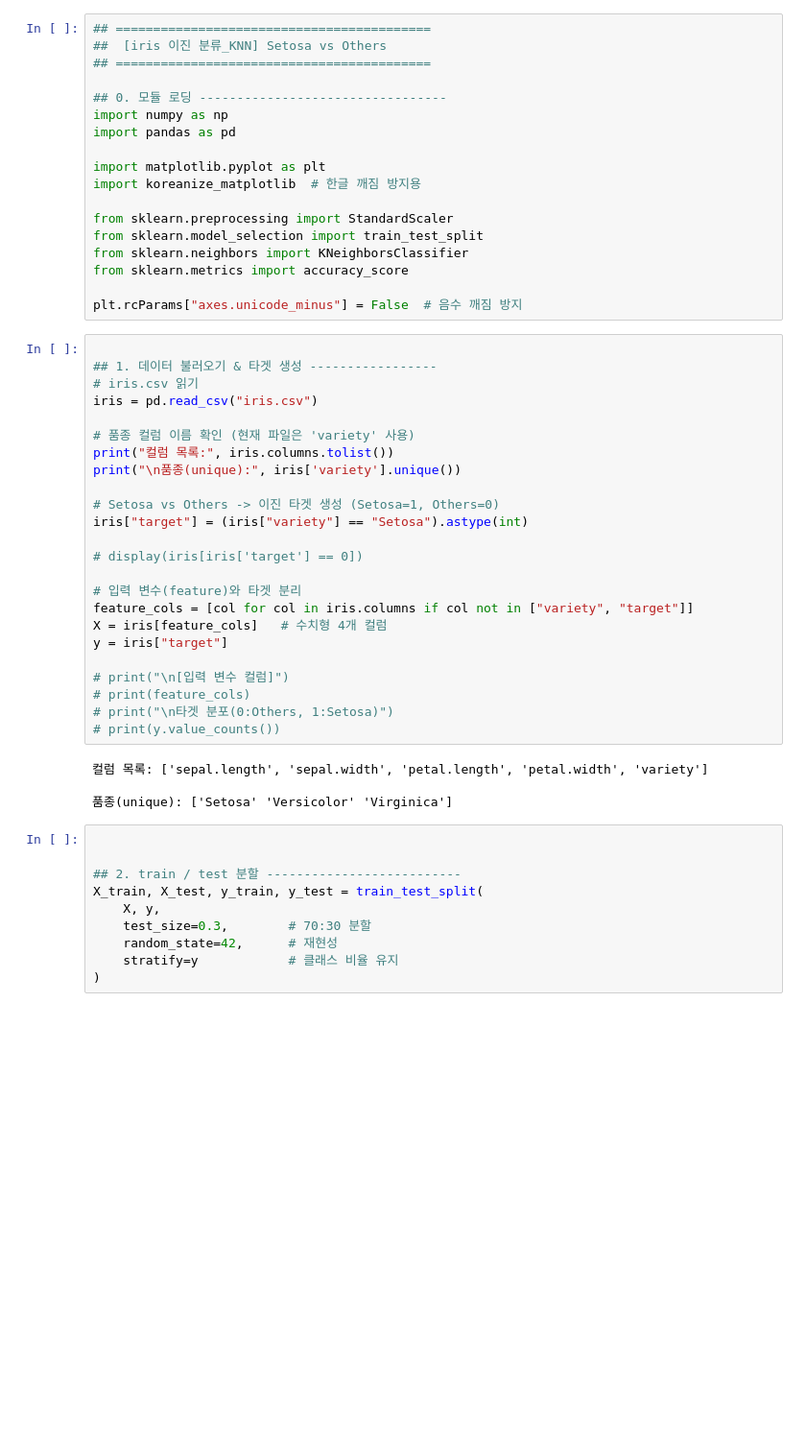
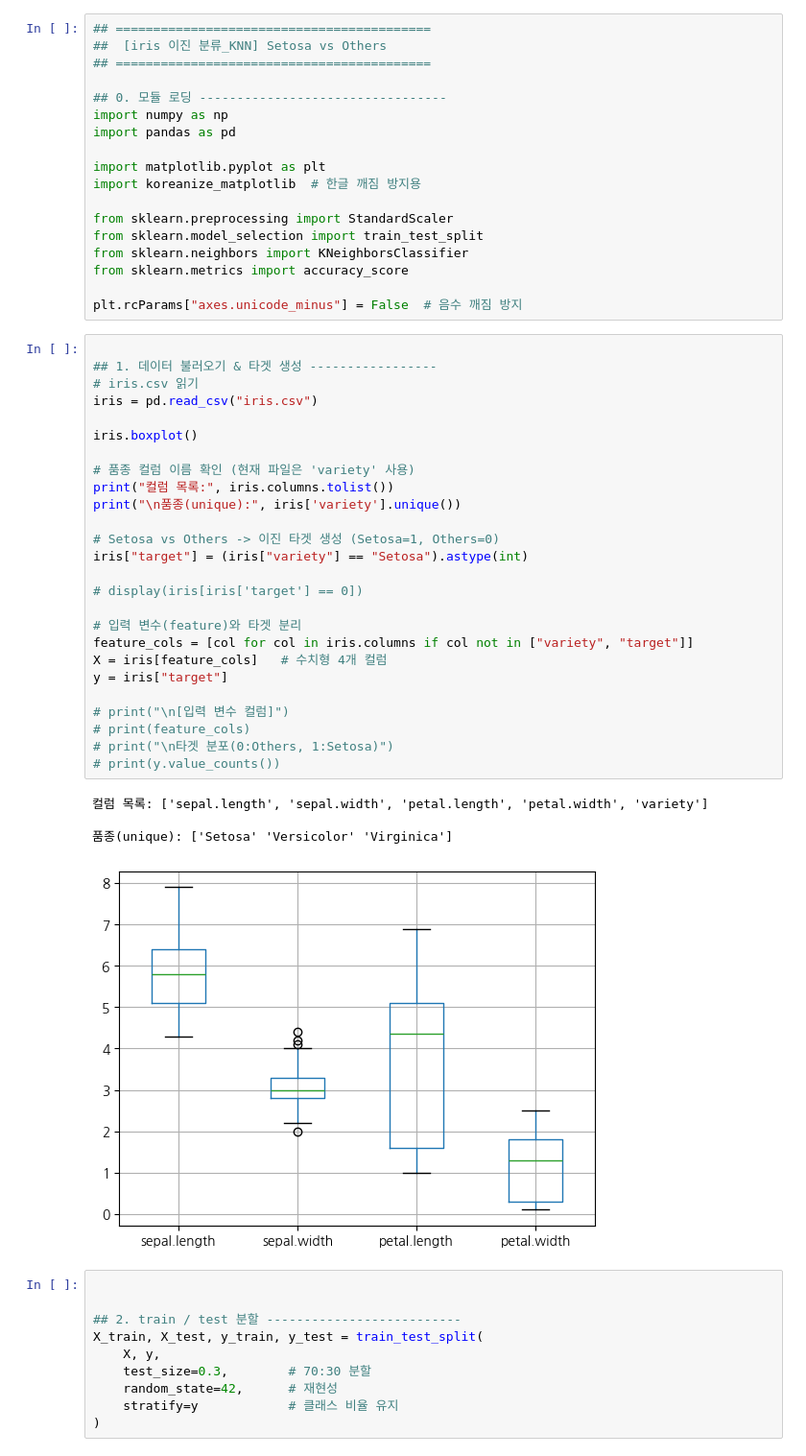
Before and after one commit to HmDol/KDT_SL_10, a Jupyter notebook: EX_ML/WORK/work_1205_김힘찬.ipynb, the cells around one changed output. Shown: that part at 96% size. Drawn from its saved outputs; the diff is of its cells as text; blank space fills up the shorter version.

```diff
--- a/EX_ML/WORK/work_1205_김힘찬.ipynb
+++ b/EX_ML/WORK/work_1205_김힘찬.ipynb
@@ -21,31 +21,34 @@ plt.rcParams["axes.unicode_minus"] = False  # 음수 깨짐 방지
 # %%
 
 ## 1. 데이터 불러오기 & 타겟 생성 -----------------
 # iris.csv 읽기
 iris = pd.read_csv("iris.csv")
+
+iris.boxplot()
 
 # 품종 컬럼 이름 확인 (현재 파일은 'variety' 사용)
 print("컬럼 목록:", iris.columns.tolist())
 print("\n품종(unique):", iris['variety'].unique())
 
 # Setosa vs Others -> 이진 타겟 생성 (Setosa=1, Others=0)
 iris["target"] = (iris["variety"] == "Setosa").astype(int)
 
 # display(iris[iris['target'] == 0])
 
 # 입력 변수(feature)와 타겟 분리
 feature_cols = [col for col in iris.columns if col not in ["variety", "target"]]
 X = iris[feature_cols]   # 수치형 4개 컬럼
 y = iris["target"]
 
 # print("\n[입력 변수 컬럼]")
 # print(feature_cols)
 # print("\n타겟 분포(0:Others, 1:Setosa)")
 # print(y.value_counts())
 # %% [output]
 컬럼 목록: ['sepal.length', 'sepal.width', 'petal.length', 'petal.width', 'variety']
 
 품종(unique): ['Setosa' 'Versicolor' 'Virginica']
+[figure, added]
 # %%
 
 
```
Also changed, not shown: parts of 3 cells of this notebook, 6 other files.
